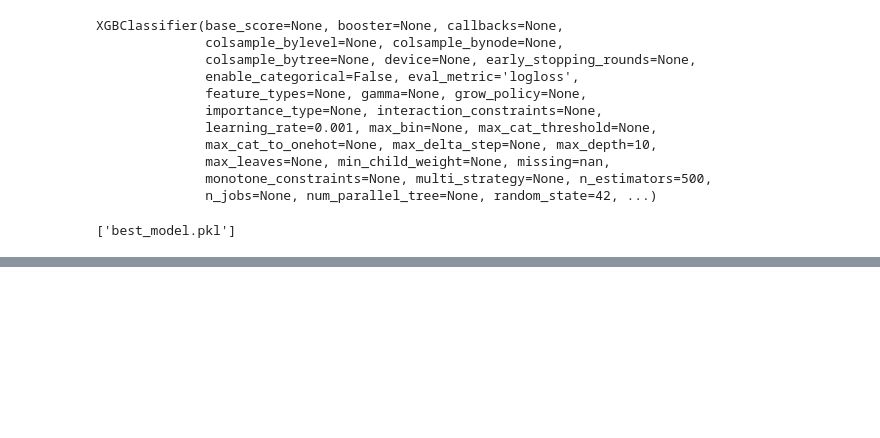
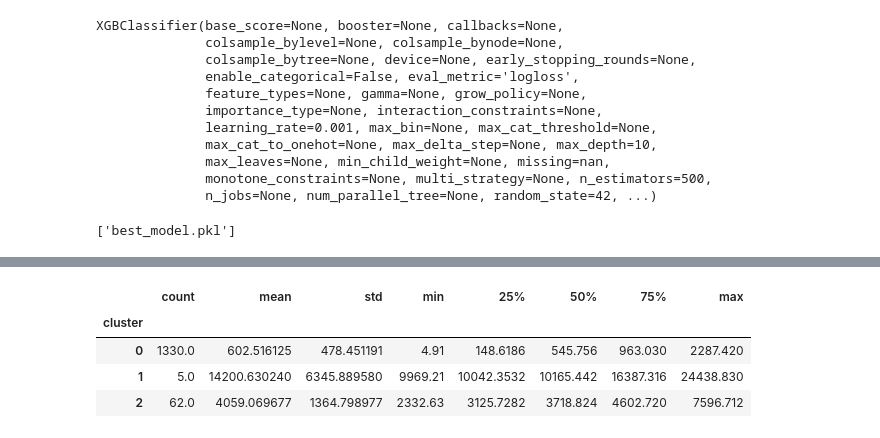
Before and after one commit to LarrySANDJO/Telecom_churn, a Jupyter notebook: CHURN/larry_notebook.ipynb, the cells around one changed output, grey strips where cells are left out. Cells and saved outputs as stored; diff of their text form; code cells hidden in the pictures; blank space fills up the shorter version.

```diff
--- a/CHURN/larry_notebook.ipynb
+++ b/CHURN/larry_notebook.ipynb
@@ -3151,0 +3244,8 @@ dump(best_model, 'best_model.pkl')
+# %%
+df.groupby('cluster')['Total Spend in Months 1 and 2 of 2017'].describe()
+# %% [output]
+|  | count | mean | std | min | 25% | 50% | 75% | max |
+| cluster |  |  |  |  |  |  |  |  |
+| 0 | 1330.0 | 602.516125 | 478.451191 | 4.91 | 148.6186 | 545.756 | 963.030 | 2287.420 |
+| 1 | 5.0 | 14200.630240 | 6345.889580 | 9969.21 | 10042.3532 | 10165.442 | 16387.316 | 24438.830 |
+| 2 | 62.0 | 4059.069677 | 1364.798977 | 2332.63 | 3125.7282 | 3718.824 | 4602.720 | 7596.712 |
```
Also changed, not shown: parts of 9 cells of this notebook.
